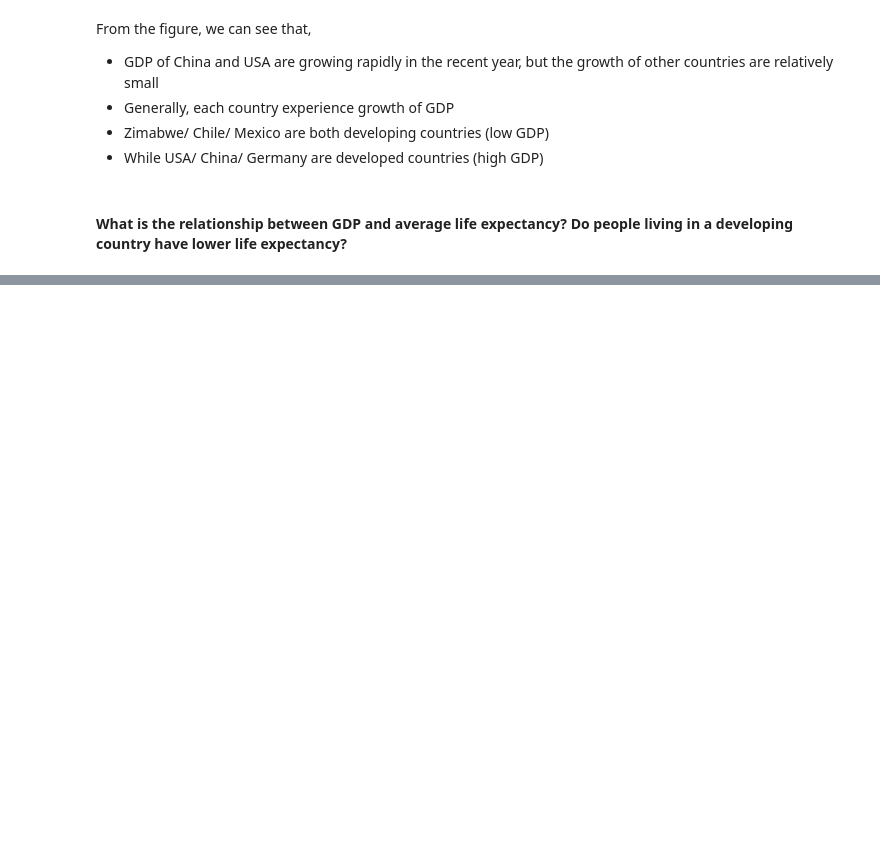
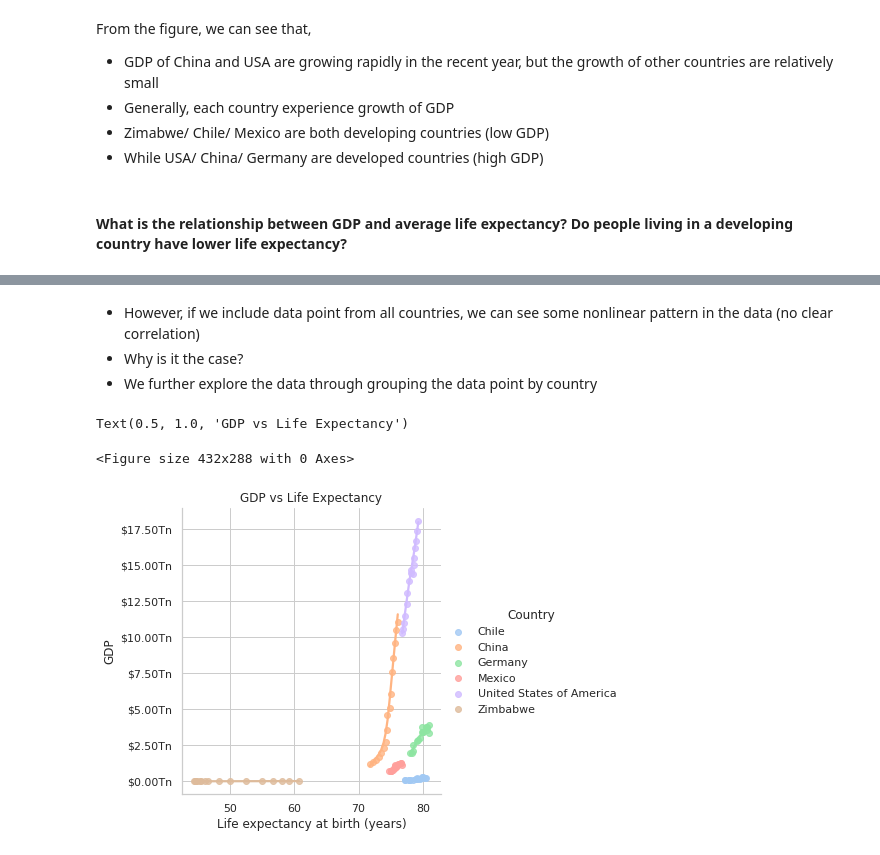
Before and after one commit to hktikhin/life-expectancy-gdp, a Jupyter notebook: life_expectancy_gdp.ipynb, the cells around one changed output, grey strips where cells are left out. Saved outputs shown, nothing was run; the diff lists cells and outputs as text; code cells hidden in the pictures; blank space fills up the shorter version.

```diff
--- a/life_expectancy_gdp.ipynb
+++ b/life_expectancy_gdp.ipynb
@@ -127,0 +163,20 @@ From the figure, we can see that,
+# %% [markdown]
+- However, if we include data point from all countries, we can see some nonlinear pattern in the data (no clear correlation)
+- Why is it the case?
+- We further explore the data through grouping the data point by country
+# %%
+plt.clf()
+g = sns.lmplot(
+    data = df,
+    x = "Life expectancy at birth (years)",
+    y = "GDP",
+    hue = "Country",
+    lowess = True
+)
+g.ax.formatter = FuncFormatter(trillion)
+g.ax.yaxis.set_major_formatter(formatter)
+g.ax.set_title("GDP vs Life Expectancy")
+# %% [output]
+Text(0.5, 1.0, 'GDP vs Life Expectancy')
+<Figure size 432x288 with 0 Axes>
+[figure, added]
```
Also changed, not shown: parts of 13 cells of this notebook.
